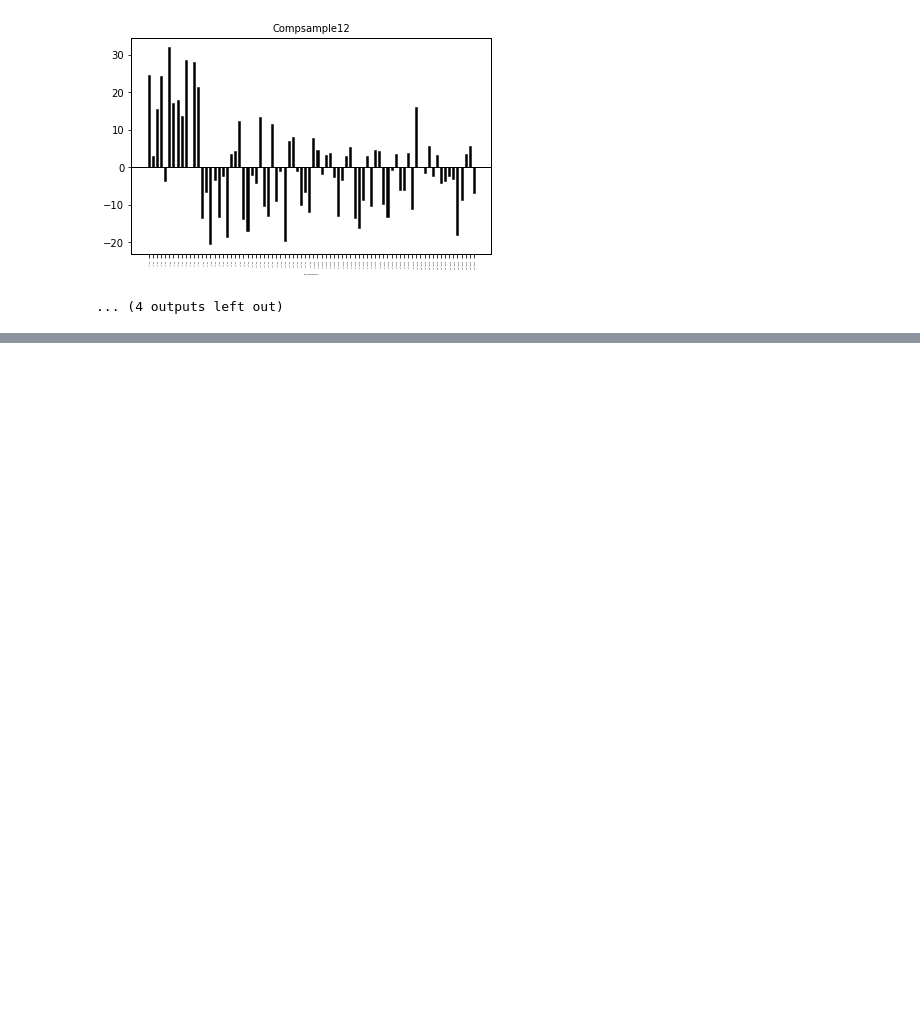
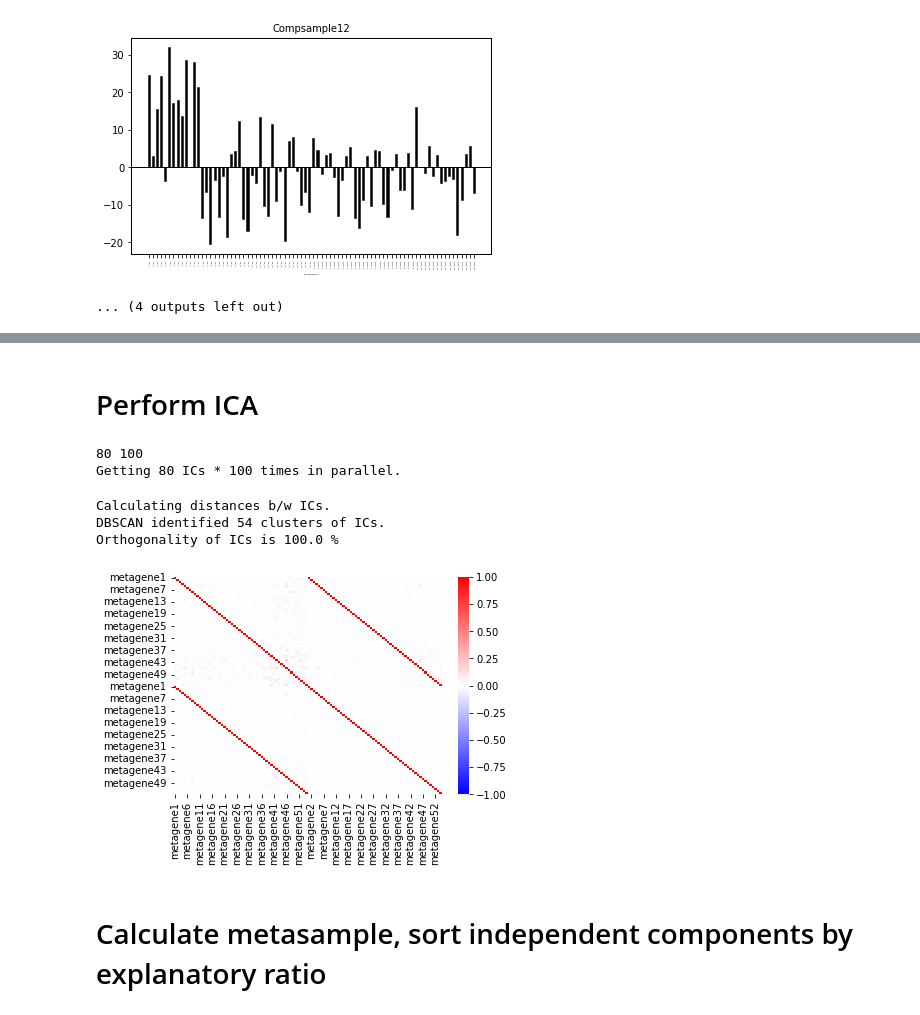
Before and after one commit to sfujita0601/ICA, a Jupyter notebook: notebooks/ICA_FastingmiceTrans.ipynb, the cells around one changed output, grey strips where cells are left out. Cells and saved outputs as stored; diff of their text form; code cells hidden in the pictures; blank space fills up the shorter version.

Commit message:
add metabolome analysis

```diff
--- a/notebooks/ICA_FastingmiceTrans.ipynb
+++ b/notebooks/ICA_FastingmiceTrans.ipynb
@@ -265,0 +350,8 @@ Scheffe_qvalues_WTOB
+# %%
+    ICAMetabClss = ICAHel.ICA_class()
+    AnalMetabClss = AnalHel.Anal_class()
+    AnalMetabClss.data='Metabolome'
+
+
+    LiverMetabDF = pd.read_csv('/Users/fujita/Google ドライブ/Kuroda lab/Research/TransOmics/timecourse_fasting/data_raw_liver.csv',header=0,index_col=0)
+    NameMetabDF  = pd.read_csv('/Users/fujita/Google ドライブ/Kuroda lab/Research/TransOmics/timecourse_fasting/sample_info_liver.csv',header=0,index_col=0)
@@ -265,0 +387,17 @@ Scheffe_qvalues_WTOB
+# %% [markdown]
+# Perform ICA
+# %%
+    # Repeat ICA (parallelization)
+    num_of_rep = 100
+    #Number of independent components
+    k =80#100
+    W,S = ICAMetabClss.robust_ica(NormalizedLiverMetabDF,k, num_of_rep)
+# %% [output]
+80 100
+Getting 80 ICs * 100 times in parallel.
+Calculating distances b/w ICs.
+DBSCAN identified 54 clusters of ICs.
+Orthogonality of ICs is 100.0 %
+[figure, added]
+# %% [markdown]
+   # Calculate metasample, sort independent components by explanatory ratio
```
Also changed, not shown: parts of 34 cells of this notebook, 1 other file.
